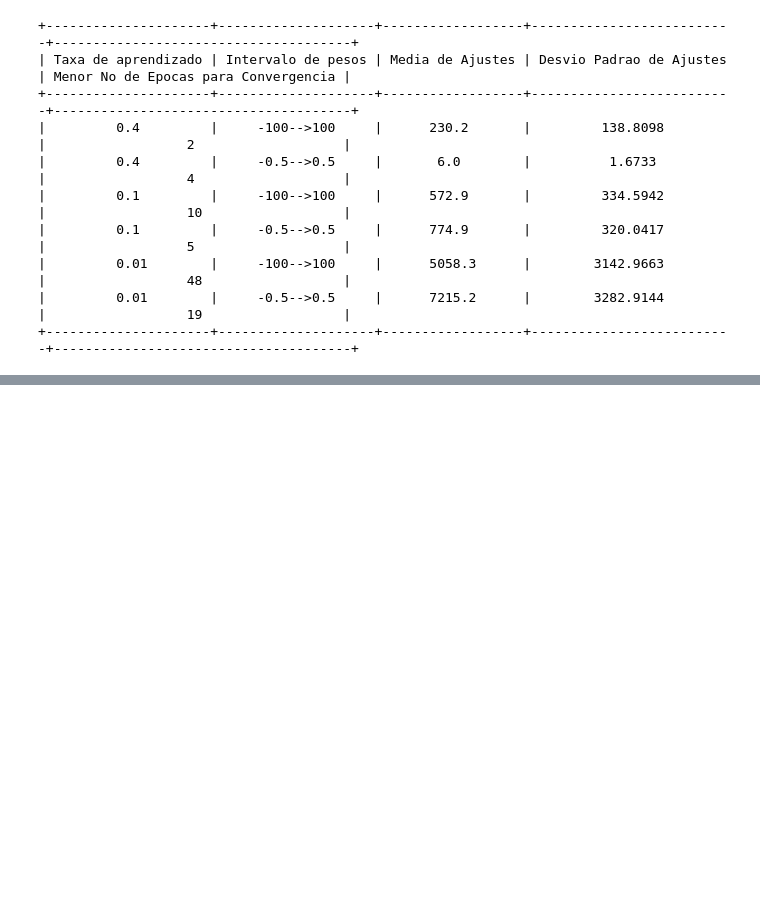
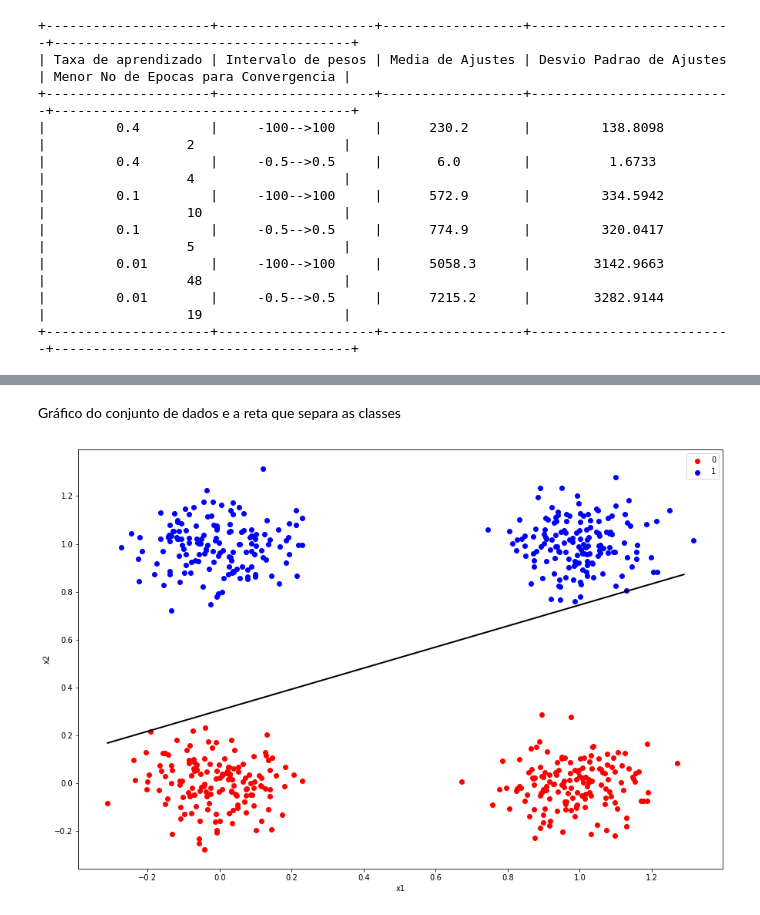
Before and after one commit to AllanHigorLP/Atividade_avaliativa-2.1-RNA, a Jupyter notebook: Atividade_2_1_RNA.ipynb, the cells around one changed output, grey strips where cells are left out. Saved outputs shown, nothing was run; the diff lists cells and outputs as text; code cells hidden in the pictures; blank space fills up the shorter version.

```diff
--- a/Atividade_2_1_RNA.ipynb
+++ b/Atividade_2_1_RNA.ipynb
@@ -862,0 +1024,38 @@ print (x)
+# %% [markdown]
+Gráfico do conjunto de dados e a reta que separa as classes
+# %%
+plt.figure(figsize=(15,10))
+
+x_classe0 = []
+y_classe0 = []
+x_classe1 = []
+y_classe1 = []
+
+classe0 = []
+max = 0
+min = 0
+
+for example in df0:
+    if example[2] == 0.0:
+        x_classe0.append(example[0])
+        y_classe0.append(example[1])
+    if example[2] == 1.0:
+        x_classe1.append(example[0])
+        y_classe1.append(example[1])
+
+plt.scatter(x_classe0, y_classe0, color='r', label='0')
+plt.scatter(x_classe1, y_classe1, color='b', label='1')
+
+plt.legend()
+plt.xlabel("x1")
+plt.ylabel("x2")
+
+x = np.arange(np.min(df0[:,:1]),np.max(df0[:,:1]), 0.1)
+slp =(weights[0]/weights[2])
+plt.plot(x,slp- (weights[1]/weights[2]*x), 'k', linewidth=2)
+
+plt.plot()
+
+plt.show()
+# %% [output]
+[figure, added]
```
Also changed, not shown: parts of 14 cells of this notebook.
